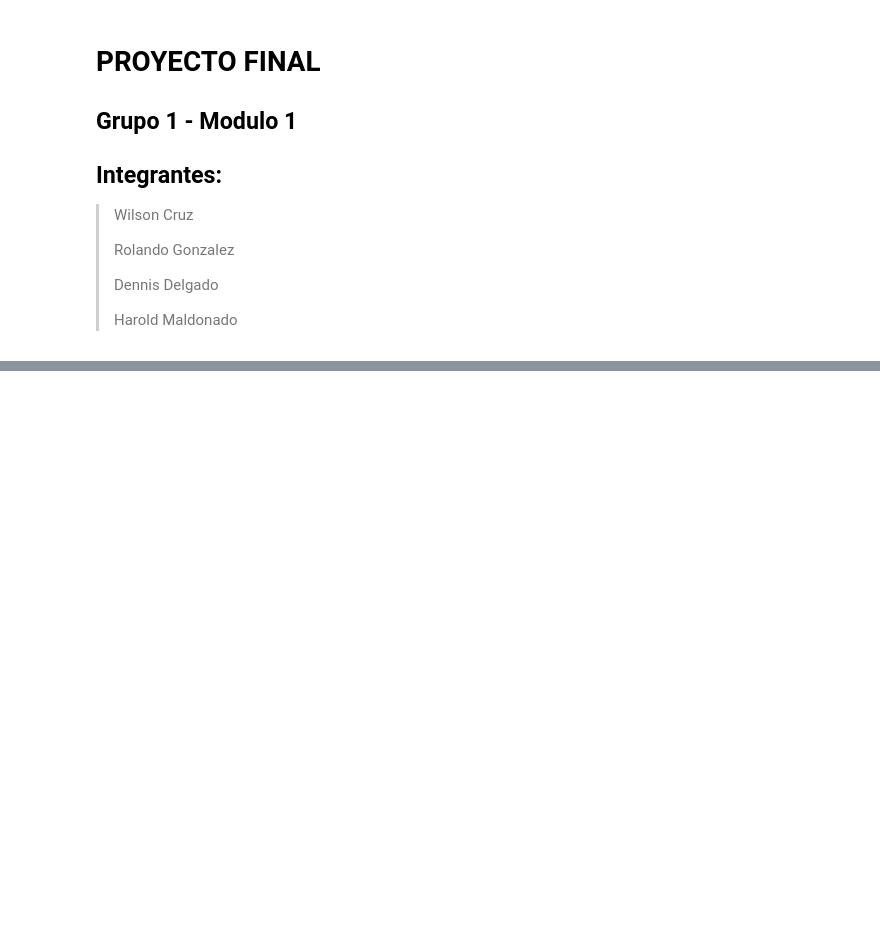
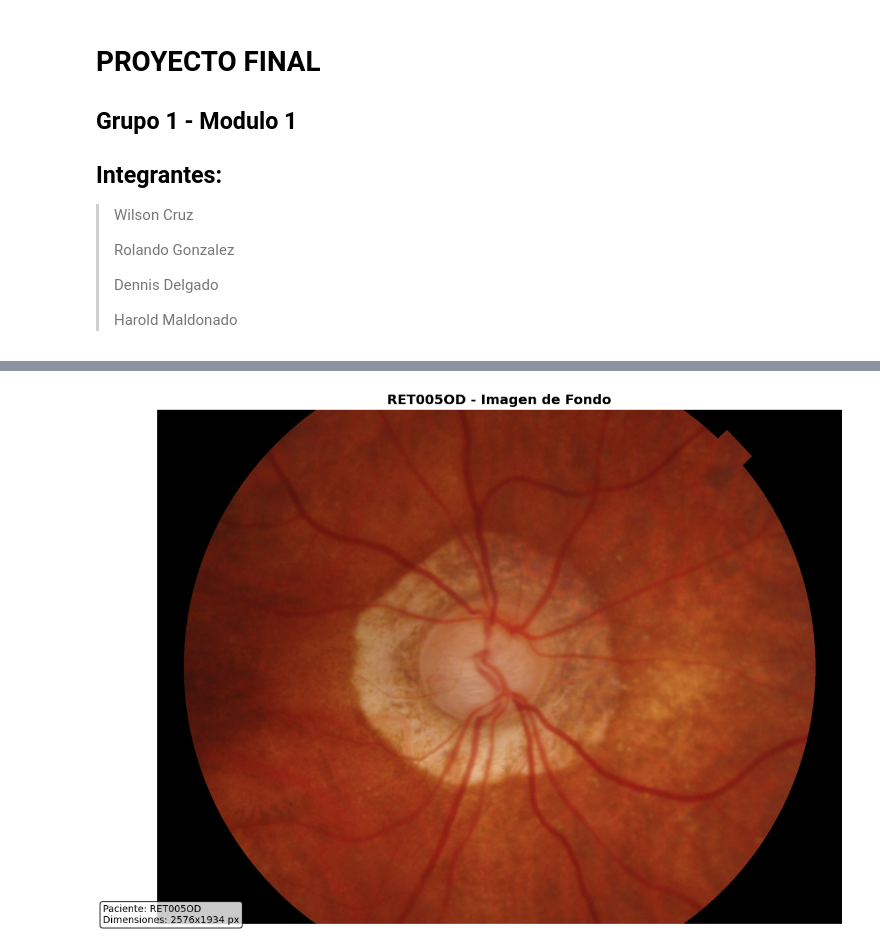
Before and after one commit to rgonzales5/proymiamod1cienciadatos, a Jupyter notebook: main.ipynb, the cells around one changed output, grey strips where cells are left out. Drawn from its saved outputs; the diff is of its cells as text; code cells hidden in the pictures; blank space fills up the shorter version.

Commit message:
ahora muestra la imagen en la opcion 3

```diff
--- a/main.ipynb
+++ b/main.ipynb
@@ -14,6 +14,10 @@
 import sys
 from pathlib import Path
 import pandas as pd
+
+import matplotlib.pyplot as plt
+from PIL import Image
+import numpy as np
 
 sys.path.append('modules')
 
@@ -109,9 +113,8 @@ class MedicalImageSystem:
         print("2. Buscar paciente")
         print("3. Ver información de imagen")
         print("4. Ver datos clínicos")
-        print("5. Actualizar datos clínicos (simulación)")
-        print("6. Estadísticas del dataset")
-        print("7. Mostrar pacientes disponibles")
+        print("5. Estadísticas del dataset")
+        print("6. Mostrar pacientes disponibles")
         print("0. Salir")
         print("-"*60)
 
@@ -188,7 +191,7 @@ class MedicalImageSystem:
                     print(f"   ... y {len(patient.contour_paths) - 4} más")
 
     def show_image_info(self):
-        """Mostrar información de imagen"""
+        """Mostrar información de imagen Y visualizarla"""
         self._show_available_patients()
 
         patient_id = input("\nIngrese ID del paciente: ").strip()
@@ -208,8 +211,40 @@ class MedicalImageSystem:
             print(f"Tamaño archivo: {info['file_size']:,} bytes")
             print(f"Archivos de contorno: {info['contour_files']}")
             print(f"Tiene imagen con contornos: {'Sí' if info['has_contour_image'] else 'No'}")
+
+            # CARGAR Y MOSTRAR LA IMAGEN
+            image = self.image_manager.load_image(patient_id, eye)
+            if image:
+                print(f"\n🖼️  VISUALIZANDO IMAGEN: RET{patient_id}{eye}")
+                print("Presione 'q' para cerrar la ventana y continuar...")
+
+                # Convertir PIL Image a numpy array para matplotlib
+                img_array = np.array(image)
+
+                # Crear figura con tamaño adecuado
+                plt.figure(figsize=(12, 8))
+                plt.imshow(img_array)
+                plt.title(f"RET{patient_id}{eye} - Imagen de Fondo", fontsize=14, fontweight='bold')
+                plt.axis('off')  # Ocultar ejes
+
+                # Añadir información en la imagen
+                text_str = f"Paciente: RET{patient_id}{eye}\nDimensiones: {info['dimensions'][0]}x{info['dimensions'][1]} px"
+                plt.figtext(0.02, 0.02, text_str, fontsize=10,
+                           bbox=dict(boxstyle="round,pad=0.3", facecolor="white", alpha=0.8))
+
+                # Mostrar y esperar
+                plt.tight_layout()
+                plt.show(block=False)  # No bloquear la ejecución
+
+                # Esperar input del usuario para continuar
+                input("\nPresione Enter para continuar...")
+                plt.close()  # Cerrar la ventana de la imagen
+
+            else:
+                print("No se pudo cargar la imagen para visualización.")
         else:
             print(f"No se pudo cargar información para RET{patient_id}{eye}")
+
 
     def show_clinical_data(self):
         """Mostrar datos clínicos"""
@@ -231,33 +266,6 @@ class MedicalImageSystem:
                     print(f"  {key}: {value}")
         else:
             print(f"No se encontraron datos clínicos para RET{patient_id}{eye}")
-
-    def update_clinical_data(self):
-        """Actualizar datos clínicos (simulación)"""
-        print("\nNOTA: Esta es una simulación. En un sistema real")
-        print("   los datos se guardarían en una base de datos.")
-
-        patient_id = input("\nIngrese ID del paciente: ").strip()
-        eye = input("Ingrese ojo (OD/OS): ").strip().upper()
-
-        if (patient_id, eye) not in self.available_patients:
-            print(f"Paciente RET{patient_id}{eye} no encontrado")
-            return
-
-        print("\nIngrese los datos a actualizar:")
-        field = input("   Campo (ej: Diagnosis, Notes): ").strip()
-        value = input("   Valor: ").strip()
-
-        if field and value:
-            updates = {field: value}
-            success = self.metadata_manager.update_clinical_data(patient_id, eye, updates)
-            if success:
-                print(f"Datos actualizados para RET{patient_id}{eye}")
-                print(f"   {field}: {value}")
-            else:
-                print("Error al actualizar datos.")
-        else:
-            print("No se ingresaron datos para actualizar.")
 
     def show_statistics(self):
         """Mostrar estadísticas del dataset"""
@@ -306,8 +314,6 @@ class MedicalImageSystem:
                     self.show_image_info()
                 elif choice == '4':
                     self.show_clinical_data()
-                #elif choice == '5':
-                    #self.update_clinical_data()
                 elif choice == '5':
                     self.show_statistics()
                 elif choice == '6':
@@ -316,7 +322,7 @@ class MedicalImageSystem:
                     print("\n¡Hasta luego! Gracias por usar el sistema.")
                     break
                 else:
-                    print("❌ Opción no válida. Por favor, seleccione 0-7.")
+                    print("-> Opción no válida. Por favor, seleccione 0-6. <-")
             except Exception as e:
                 print(f"Error: {e}")
 
@@ -375,0 +382 @@ Seleccione una opción (0-7):  0
+[figure, added]
```
Also changed, not shown: parts of 1 cell of this notebook, 2 other files.
